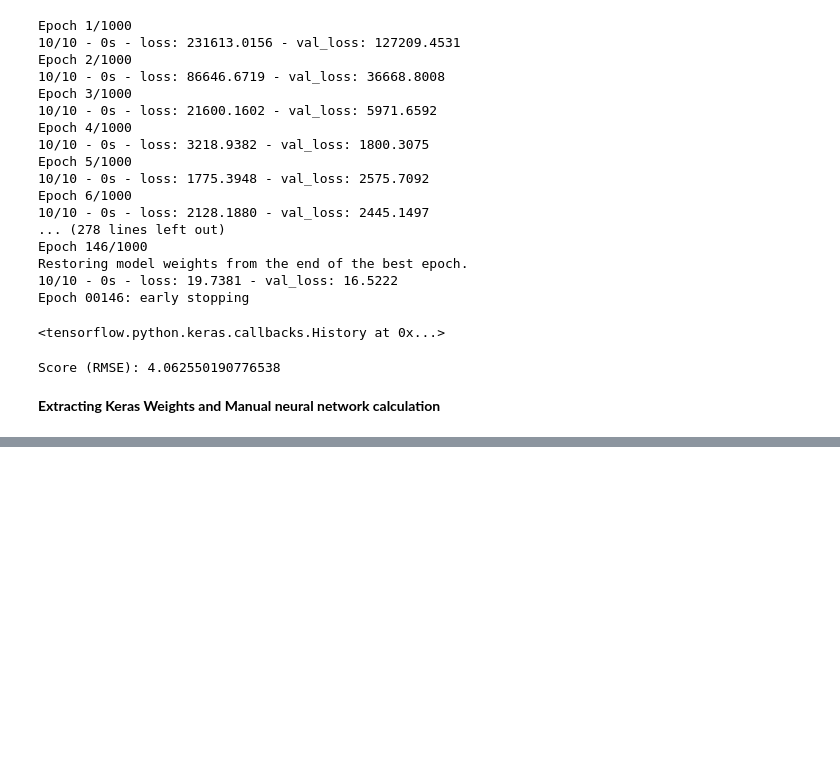
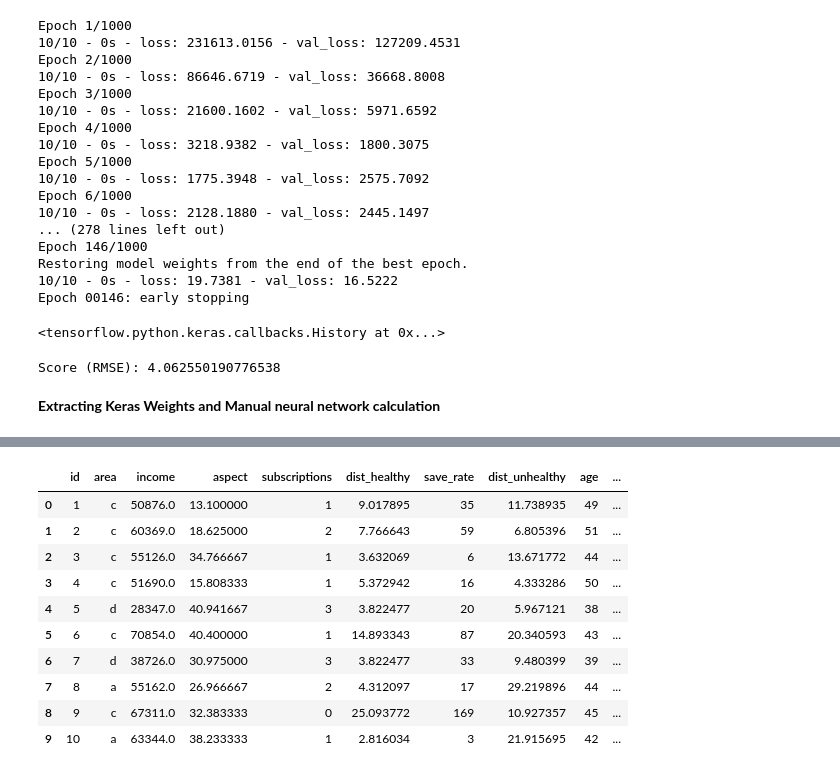
Before and after one commit to PorasS/AI, a Jupyter notebook: kerasIntro.ipynb, the cells around one changed output, grey strips where cells are left out. Saved outputs shown, nothing was run; the diff lists cells and outputs as text; code cells hidden in the pictures; blank space fills up the shorter version.

```diff
--- a/kerasIntro.ipynb
+++ b/kerasIntro.ipynb
@@ -629,0 +687,5 @@ Score (RMSE): 4.062550190776538
+# %%
+import pandas as pd
+
+df = pd.read_csv("https://data.heatonresearch.com/data/t81-558/jh-simple-dataset.csv",na_values=['NA','?'])
+display(df[0:5])
@@ -629,0 +701,4 @@ Score (RMSE): 4.062550190776538
+# %%
+dummies=pd.get_dummies(df['job'], prefix="job")
+print(dummies.shape)
+display(dummies[0:5])
@@ -629,0 +713,16 @@ Score (RMSE): 4.062550190776538
+# %%
+df = pd.concat([df,dummies],axis=1)
+df.drop('job', axis=1, inplace=True)
+display(df[0:10])
+# %% [output]
+|  | id | area | income | aspect | subscriptions | dist_healthy | save_rate | dist_unhealthy | age | ... |
+| 0 | 1 | c | 50876.0 | 13.100000 | 1 | 9.017895 | 35 | 11.738935 | 49 | ... |
+| 1 | 2 | c | 60369.0 | 18.625000 | 2 | 7.766643 | 59 | 6.805396 | 51 | ... |
+| 2 | 3 | c | 55126.0 | 34.766667 | 1 | 3.632069 | 6 | 13.671772 | 44 | ... |
+| 3 | 4 | c | 51690.0 | 15.808333 | 1 | 5.372942 | 16 | 4.333286 | 50 | ... |
+| 4 | 5 | d | 28347.0 | 40.941667 | 3 | 3.822477 | 20 | 5.967121 | 38 | ... |
+| 5 | 6 | c | 70854.0 | 40.400000 | 1 | 14.893343 | 87 | 20.340593 | 43 | ... |
+| 6 | 7 | d | 38726.0 | 30.975000 | 3 | 3.822477 | 33 | 9.480399 | 39 | ... |
+| 7 | 8 | a | 55162.0 | 26.966667 | 2 | 4.312097 | 17 | 29.219896 | 44 | ... |
+| 8 | 9 | c | 67311.0 | 32.383333 | 0 | 25.093772 | 169 | 10.927357 | 45 | ... |
+| 9 | 10 | a | 63344.0 | 38.233333 | 1 | 2.816034 | 3 | 21.915695 | 42 | ... |
```
Also changed, not shown: parts of 18 cells of this notebook.
